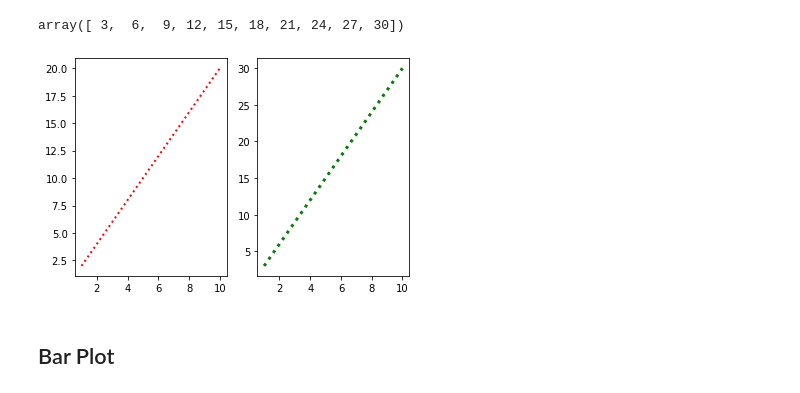
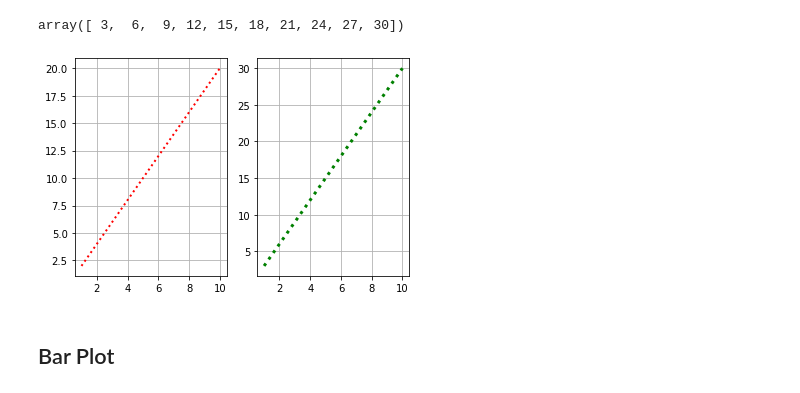
Before and after one commit to World-of-ML-AI/Data-Analysis-Tools, a Jupyter notebook: Matplotlib/Matplotlib Tutorial.ipynb, the cells around one changed output. Cells and saved outputs as stored; diff of their text form; code cells hidden in the pictures.

```diff
--- a/Matplotlib/Matplotlib Tutorial.ipynb
+++ b/Matplotlib/Matplotlib Tutorial.ipynb
@@ -84,13 +86,13 @@ array([ 3,  6,  9, 12, 15, 18, 21, 24, 27, 30])
 # %%
 plt.subplot(1, 2, 1)
 plt.plot(x_new1, y1_new, color='red', linestyle=":", linewidth=2)
-
+plt.grid(True)
 plt.subplot(1, 2, 2)
 plt.plot(x_new1, y2_new, color='green', linestyle=":", linewidth=3)
-
+plt.grid(True)
 plt.show()
 # %% [output]
-[figure, old version]
+[figure, new version]
 # %% [markdown]
 ## Bar Plot
 # %% [markdown]
```
Also changed, not shown: parts of 6 cells of this notebook.
